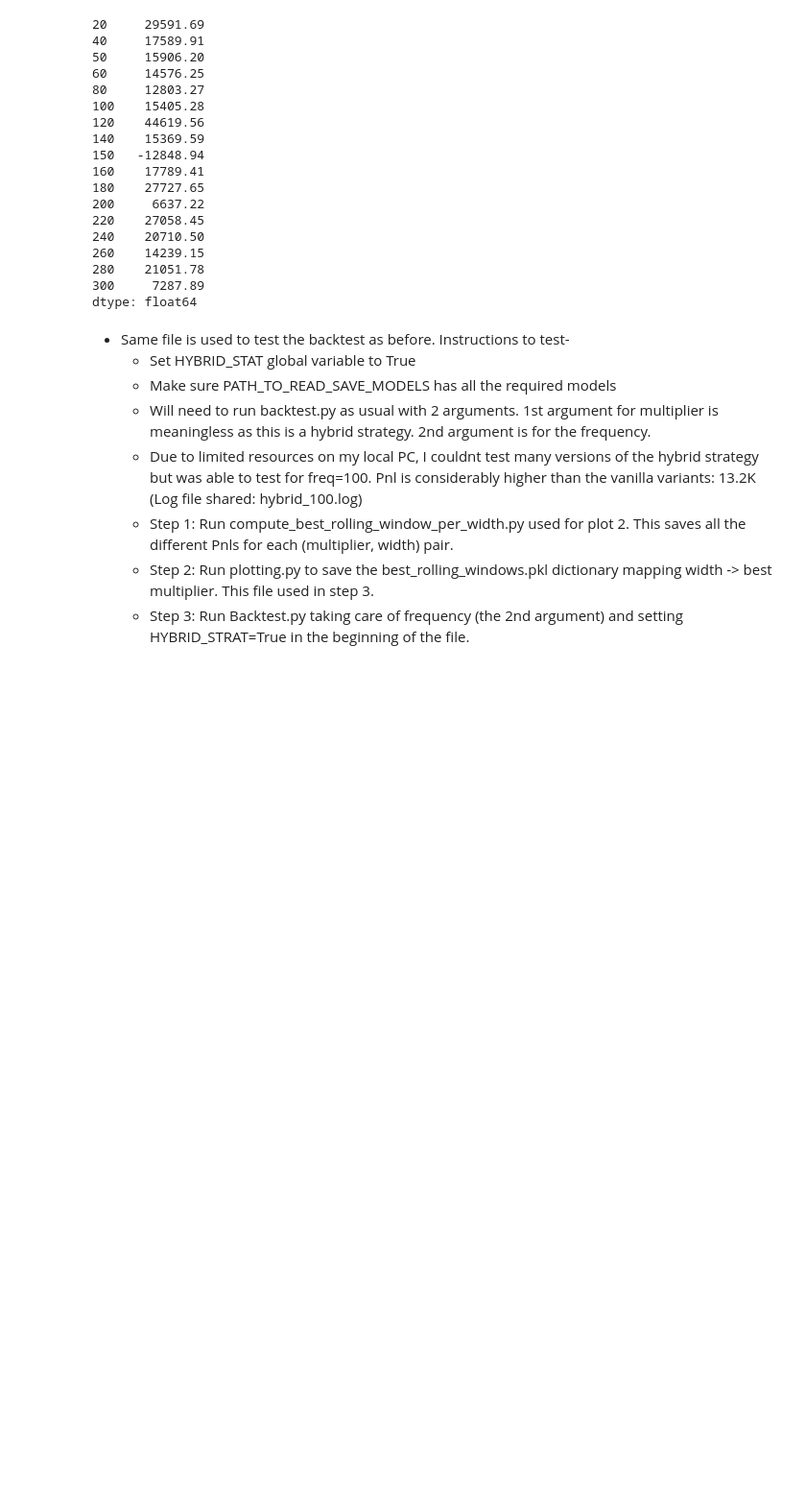
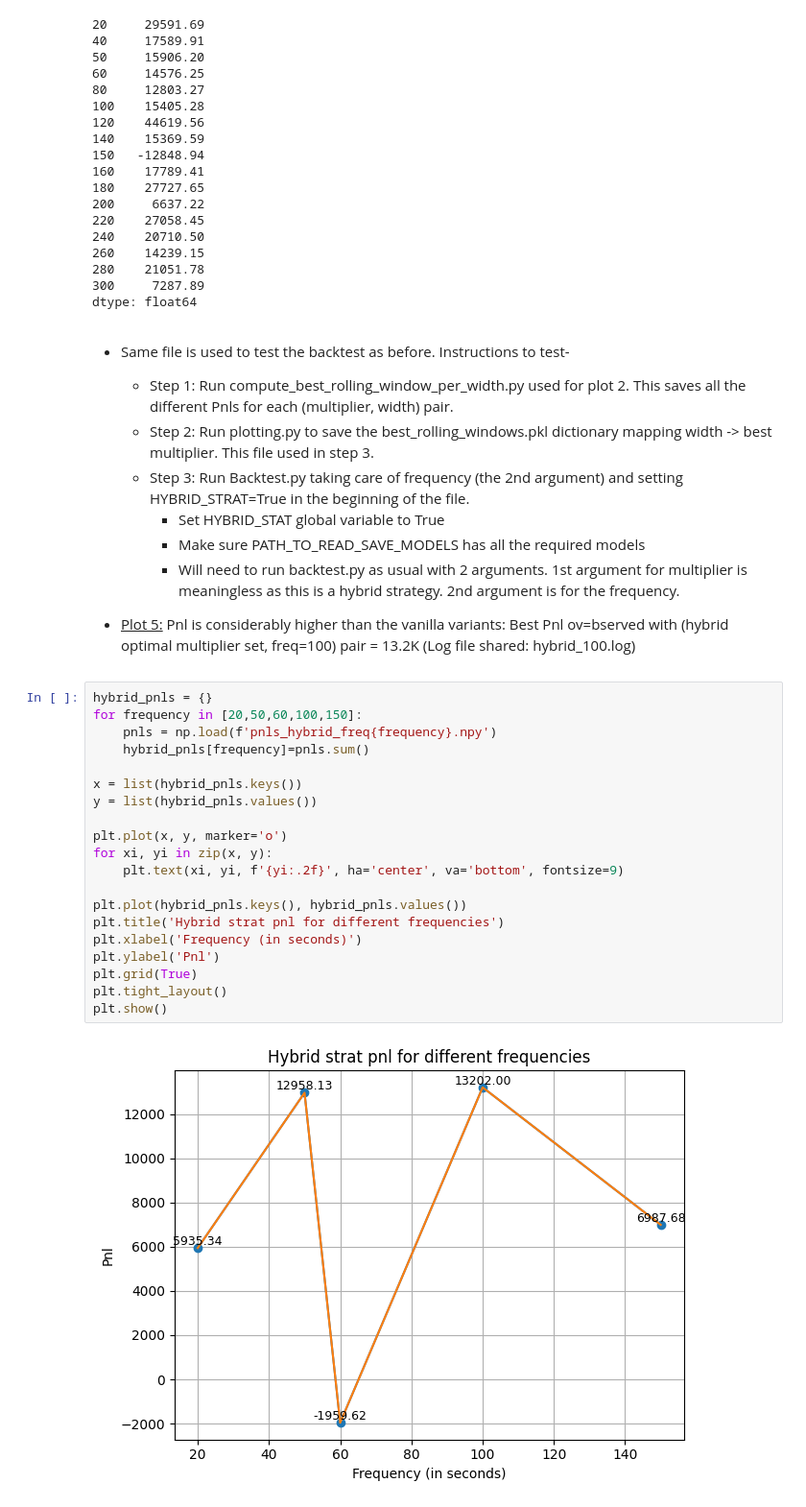
Before and after one commit to ashwinsamuel/auction_price_prediction, a Jupyter notebook: auction_imbalance.ipynb, the cells around one changed output. Shown at 96% size. Cells and saved outputs as stored; diff of their text form; blank space fills up the shorter version.

Commit message:
Slightly better explanations added + added plot for hybrid strat performace

```diff
--- a/auction_imbalance.ipynb
+++ b/auction_imbalance.ipynb
@@ -1032,13 +1042,36 @@ max_pnl_per_width.round(2)
 dtype: float64
 # %% [markdown]
 * Same file is used to test the backtest as before. Instructions to test-
-    * Set HYBRID_STAT global variable to True
-    * Make sure PATH_TO_READ_SAVE_MODELS has all the required models
-    * Will need to run backtest.py as usual with 2 arguments. 1st argument for multiplier is meaningless as this is a hybrid strategy. 2nd argument is for the frequency.
-    * Due to limited resources on my local PC, I couldnt test many versions of the hybrid strategy but was able to test for freq=100. Pnl is considerably higher than the vanilla variants: 13.2K (Log file shared: hybrid_100.log)
     * Step 1: Run compute_best_rolling_window_per_width.py used for plot 2. This saves all the different Pnls for each (multiplier, width) pair.
     * Step 2: Run plotting.py to save the best_rolling_windows.pkl dictionary mapping width -> best multiplier. This file used in step 3.
     * Step 3: Run Backtest.py taking care of frequency (the 2nd argument) and setting HYBRID_STRAT=True in the beginning of the file.
+        * Set HYBRID_STAT global variable to True
+        * Make sure PATH_TO_READ_SAVE_MODELS has all the required models
+        * Will need to run backtest.py as usual with 2 arguments. 1st argument for multiplier is meaningless as this is a hybrid strategy. 2nd argument is for the frequency.
+
+* <u>Plot 5:</u> Pnl is considerably higher than the vanilla variants: Best Pnl ov=bserved with (hybrid optimal multiplier set, freq=100) pair = 13.2K (Log file shared: hybrid_100.log)
+# %%
+hybrid_pnls = {}
+for frequency in [20,50,60,100,150]:
+    pnls = np.load(f'pnls_hybrid_freq{frequency}.npy')
+    hybrid_pnls[frequency]=pnls.sum()
+
+x = list(hybrid_pnls.keys())
+y = list(hybrid_pnls.values())
+
+plt.plot(x, y, marker='o')
+for xi, yi in zip(x, y):
+    plt.text(xi, yi, f'{yi:.2f}', ha='center', va='bottom', fontsize=9)
+
+plt.plot(hybrid_pnls.keys(), hybrid_pnls.values())
+plt.title('Hybrid strat pnl for different frequencies')
+plt.xlabel('Frequency (in seconds)')
+plt.ylabel('Pnl')
+plt.grid(True)
+plt.tight_layout()
+plt.show()
+# %% [output]
+[figure, added]
 # %% [markdown]
 # 8 - Possible Future Steps for Improvement
 
```
Also changed, not shown: parts of 18 cells of this notebook.
